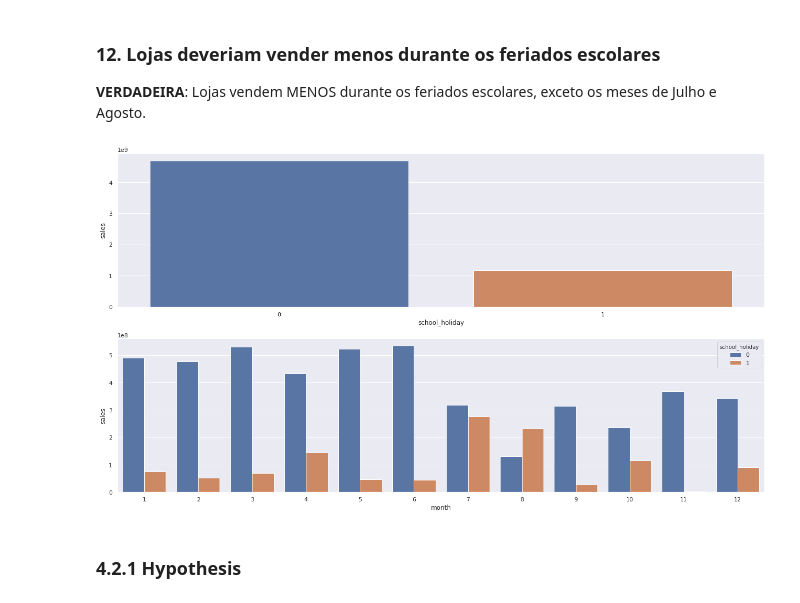
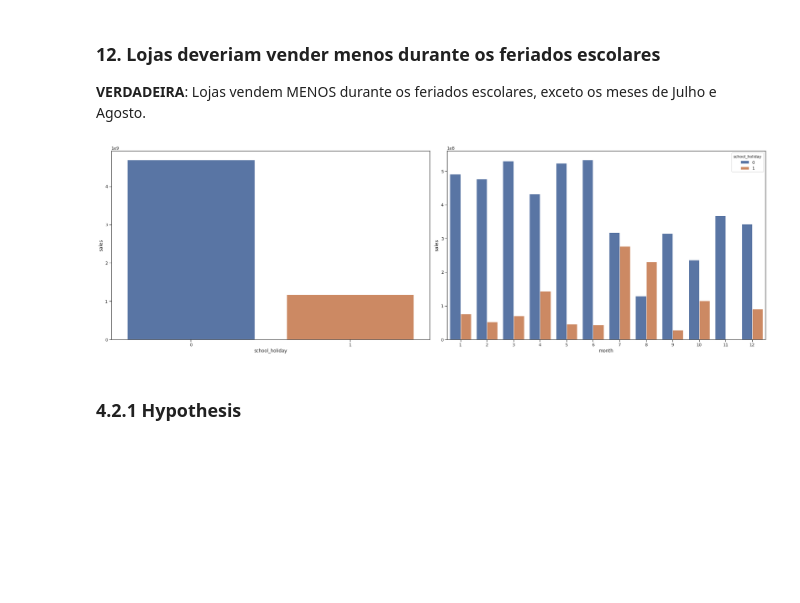
Before and after one commit to brian-oliveira/rossmann-sales-prediction, a Jupyter notebook: main.ipynb, the cells around one changed output. Cells and saved outputs as stored; diff of their text form; code cells hidden in the pictures; blank space fills up the shorter version.

```diff
--- a/main.ipynb
+++ b/main.ipynb
@@ -287,6 +279,10 @@ m
 | 13 | is_promo | 0.0 | 1.0 | 1.0 | 0.165966 | 0.0 | 0.372050 | 1.795644 | 1.224338 |
 # %% [markdown]
 ### 1.7.2 Categorical Attributes
+# %%
+# Configuring the charts
+sns.set_style('ticks')
+sns.set_context('notebook', font_scale=1.5)
 # %%
 aux1 = df1[(df1['state_holiday'] != '0') & (df1['sales'] > 0)]
 
@@ -443,5 +439,6 @@ sns.distplot(df4['sales']);
 # %% [markdown]
 ### 4.1.2 Numerical Variables
 # %%
+sns.set_style('ticks')
 num_attr.hist(bins=25);
 # %% [output]
@@ -449,6 +446,10 @@ num_attr.hist(bins=25);
 # %% [markdown]
 ### 4.1.3 Categorical Variables
 # %%
+sns.set_style('ticks')
+
+plt.figure(figsize=(20,15))
+
 # state_holiday
 plt.subplot(3, 2, 1)
 a = df4[df4['state_holiday'] != 'regular_day']
@@ -680,15 +683,15 @@ sns.heatmap(aux1.corr(method='pearson'), annot=True);
 
 **VERDADEIRA**: Lojas vendem MENOS durante os feriados escolares, exceto os meses de Julho e Agosto.
 # %%
-plt.subplot(2, 1, 1)
+plt.subplot(1, 2, 1)
 aux1 = df4[['school_holiday', 'sales']].groupby('school_holiday').sum().reset_index()
 sns.barplot(x='school_holiday', y='sales', data=aux1)
 
-plt.subplot(2, 1, 2)
+plt.subplot(1, 2, 2)
 aux2 = df4[['month', 'school_holiday', 'sales']].groupby(['month', 'school_holiday']).sum().reset_index()
 sns.barplot(x='month', y='sales', hue='school_holiday', data=aux2);
 # %% [output]
-[figure, old version]
+[figure, new version]
 # %% [markdown]
 ### 4.2.1 Hypothesis
 # %%
```
Also changed, not shown: parts of 38 cells of this notebook, 7 other files.
